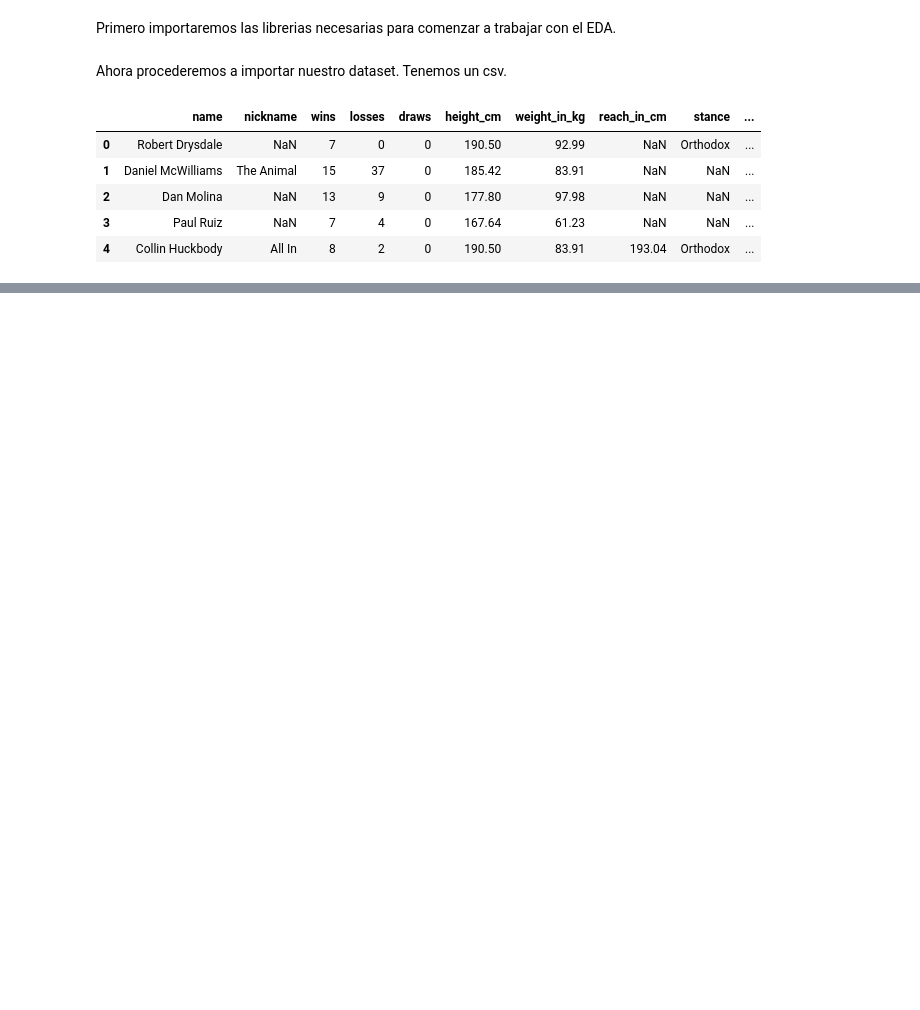
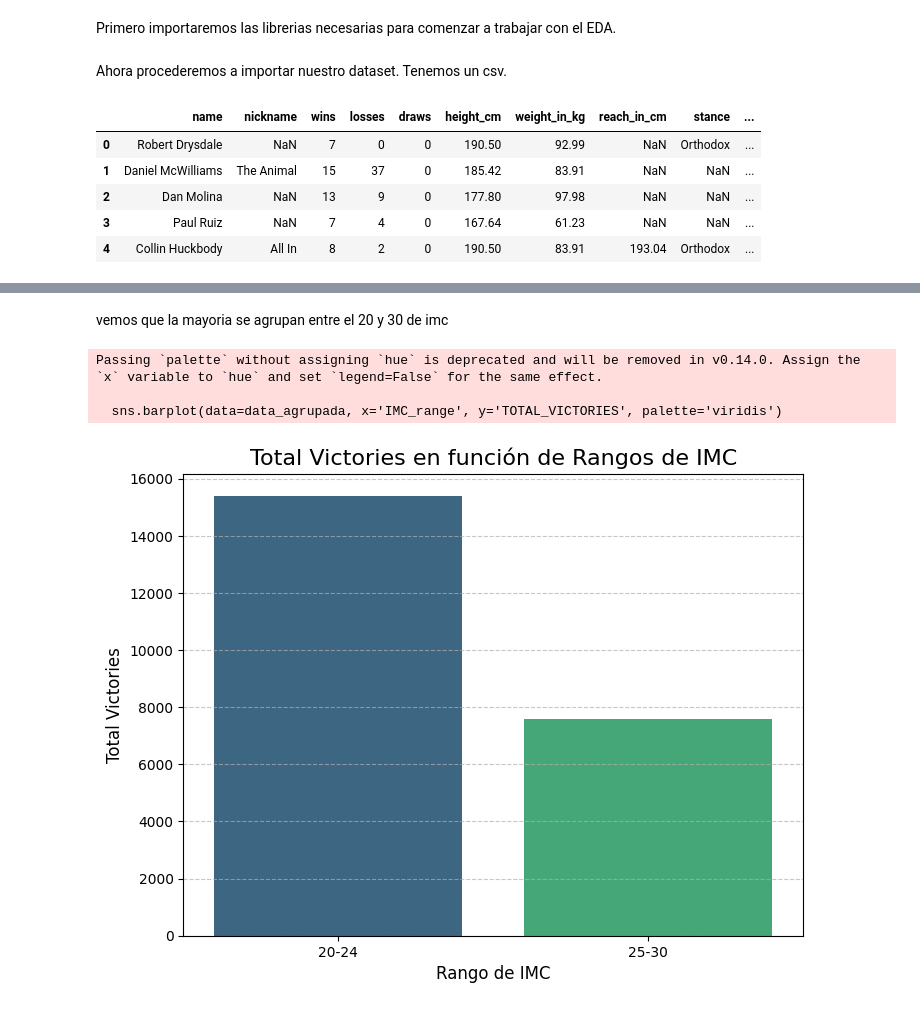
Before and after one commit to smaster28/EDA_PROJECT_BREAK, a Jupyter notebook: EDA_NOTEBOOK.ipynb, the cells around one changed output, grey strips where cells are left out. Cells and saved outputs as stored; diff of their text form; code cells hidden in the pictures; blank space fills up the shorter version.

```diff
--- a/EDA_NOTEBOOK.ipynb
+++ b/EDA_NOTEBOOK.ipynb
@@ -20,0 +184,27 @@ df.head()
+# %% [markdown]
+vemos que la mayoria se agrupan entre el 20 y 30 de imc
+# %%
+df['IMC_range'] = pd.cut(
+    df['IMC'],
+    bins=[20, 24, 30],  # Definir los límites de los rangos (20-24 y 25-30)
+    labels=['20-24', '25-30'],
+    right=False  # Excluir el límite superior del rango
+)
+
+# Agrupar los datos por rango de IMC y calcular la suma de victorias totales
+data_agrupada = df.groupby('IMC_range')['TOTAL_VICTORIES'].sum().reset_index()
+
+# Crear el gráfico de barras
+plt.figure(figsize=(8, 6))
+sns.barplot(data=data_agrupada, x='IMC_range', y='TOTAL_VICTORIES', palette='viridis')
+
+# Configurar títulos y etiquetas
+plt.title('Total Victories en función de Rangos de IMC', fontsize=16)
+plt.xlabel('Rango de IMC', fontsize=12)
+plt.ylabel('Total Victories', fontsize=12)
+plt.grid(axis='y', linestyle='--', alpha=0.7)
+# %% [output]
+Passing `palette` without assigning `hue` is deprecated and will be removed in v0.14.0. Assign the `x` variable to `hue` and set `legend=False` for the same effect.
+
+  sns.barplot(data=data_agrupada, x='IMC_range', y='TOTAL_VICTORIES', palette='viridis')
+[figure, added]
```
Also changed, not shown: parts of 24 cells of this notebook.
